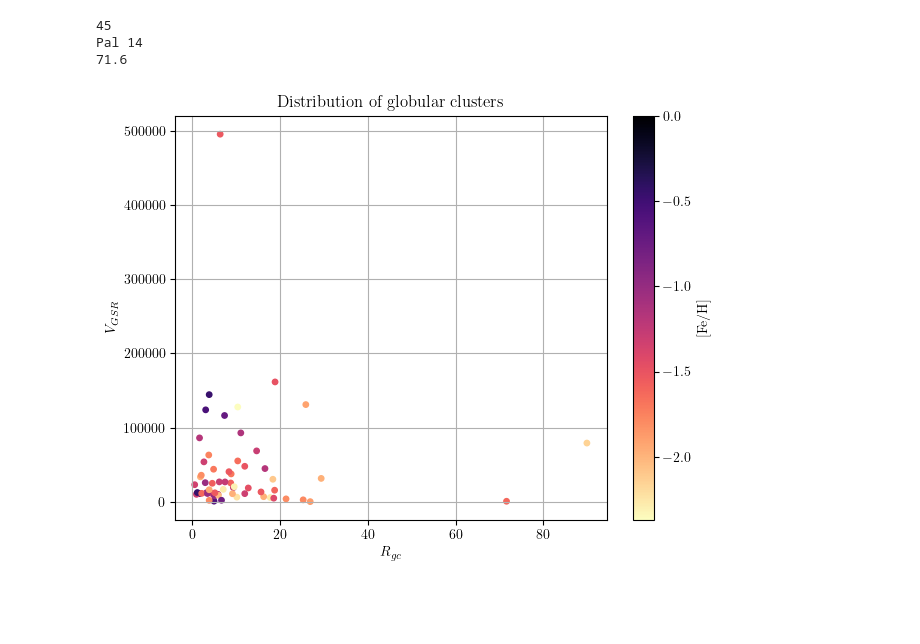
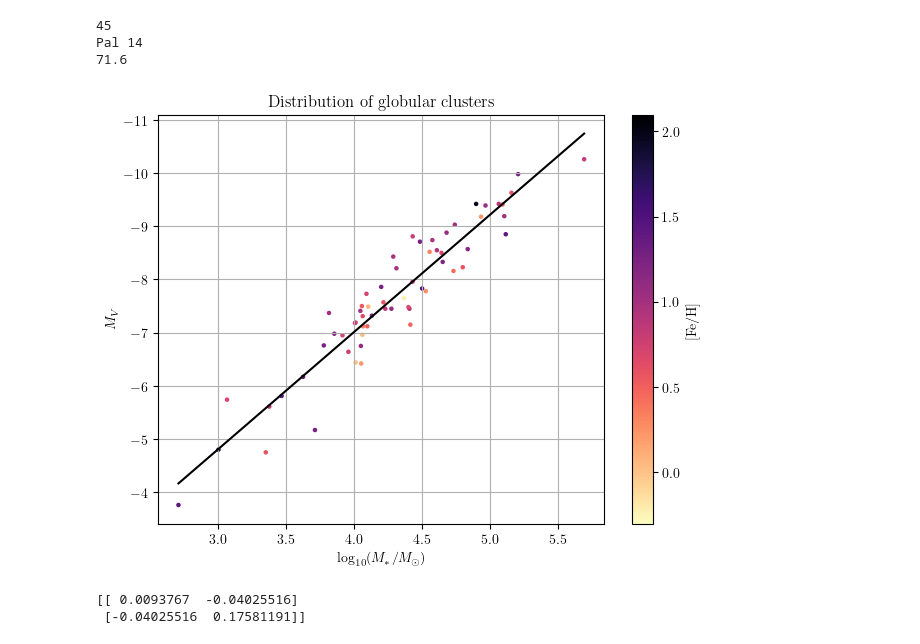
Before and after one commit to eddikebrygger/PHYS3116---Project, a Jupyter notebook: toby_test.ipynb, the cells around one changed output. Cells and saved outputs as stored; diff of their text form; code cells hidden in the pictures; blank space fills up the shorter version.

```diff
--- a/toby_test.ipynb
+++ b/toby_test.ipynb
@@ -76,19 +74,39 @@ print(R_gc[45])
 Pal 14
 71.6
 # %%
-zmin , zmax = mtlc.min(),mtlc.max()
+r_t = 10**c*r_c
+G = 4.3009172706*10**(-6) # kpc * (km/s)^2 / M_o
+R = r_h*np.pi/(60*180)*R_Sun
+M = sig_v**2*R/G
+Mlog = np.log10(M)
+from scipy.optimize import curve_fit
+mask_inf = np.isfinite(Mlog) & np.isfinite(M_V)
+x_arr = np.linspace(Mlog.min(),Mlog.max(),100)
+def f(x,A,B):
+    return A*x+B
+param,cov = curve_fit(f,Mlog[mask_inf],M_V[mask_inf])
+
+
+
+
+
+zmin , zmax = np.log10(R_gc).min(),np.log10(R_gc).max()
 plt.figure()
-plt.scatter(R_gc,p,15,mtlc,cmap='magma_r',vmin=zmin,vmax=zmax)
-plt.colorbar(label =r'$[\mathrm{Fe/H}]$')
-plt.xlabel(r'$R_{gc}$')
-plt.ylabel(r'$V_{GSR}$')
-# plt.legend()
+plt.scatter(Mlog,M_V,5,np.log10(R_gc),cmap='magma_r',vmin=zmin,vmax=zmax)
+plt.plot(x_arr,f(x_arr,*param),color='black')
+plt.colorbar(label =r'[Fe/H]')
+plt.xlabel(r'$\log_{10}(M_*/M_\odot)$')
+plt.ylabel(r'$M_V$')
 plt.grid()
+plt.tight_layout()
+plt.gca().invert_yaxis()
 # plt.gca().invert_xaxis()
-# plt.gca().invert_yaxis()
-plt.tight_layout()
-plt.xlim()
 plt.title(r'Distribution of globular clusters')
 plt.show()
 # %% [output]
-[figure, old version]
+[figure, new version]
+# %%
+print(cov)
+# %% [output]
+[[ 0.0093767  -0.04025516]
+ [-0.04025516  0.17581191]]
```
Also changed, not shown: parts of 2 cells of this notebook.
